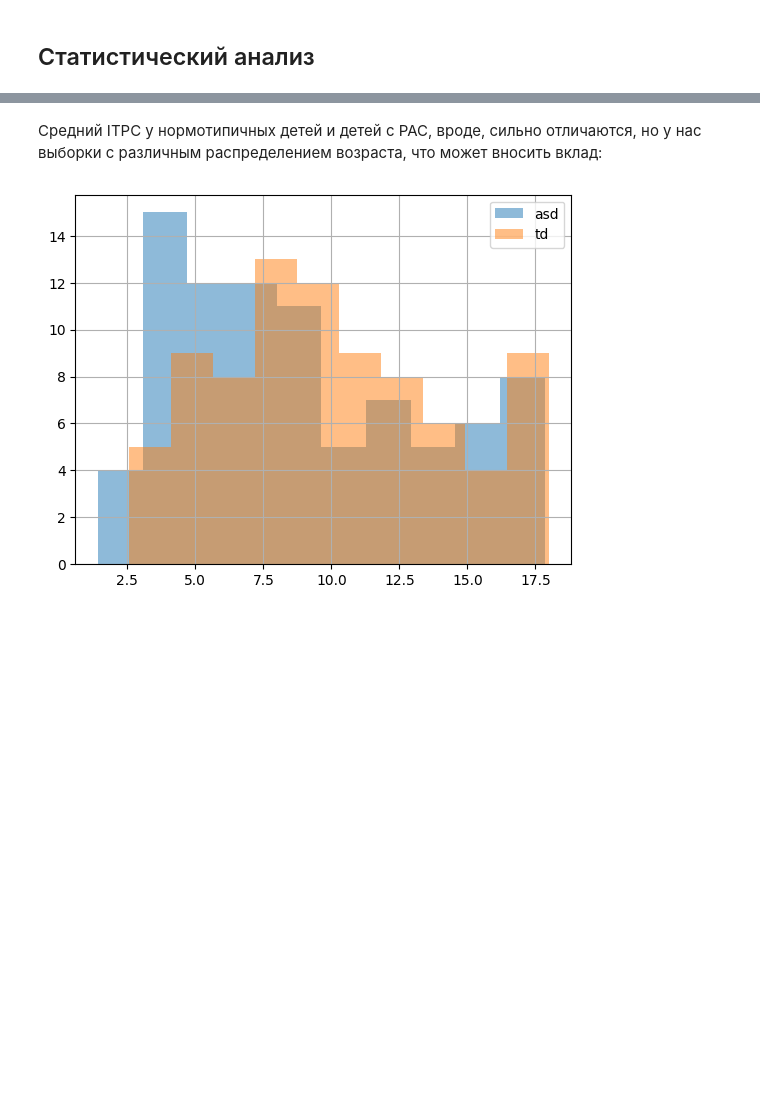
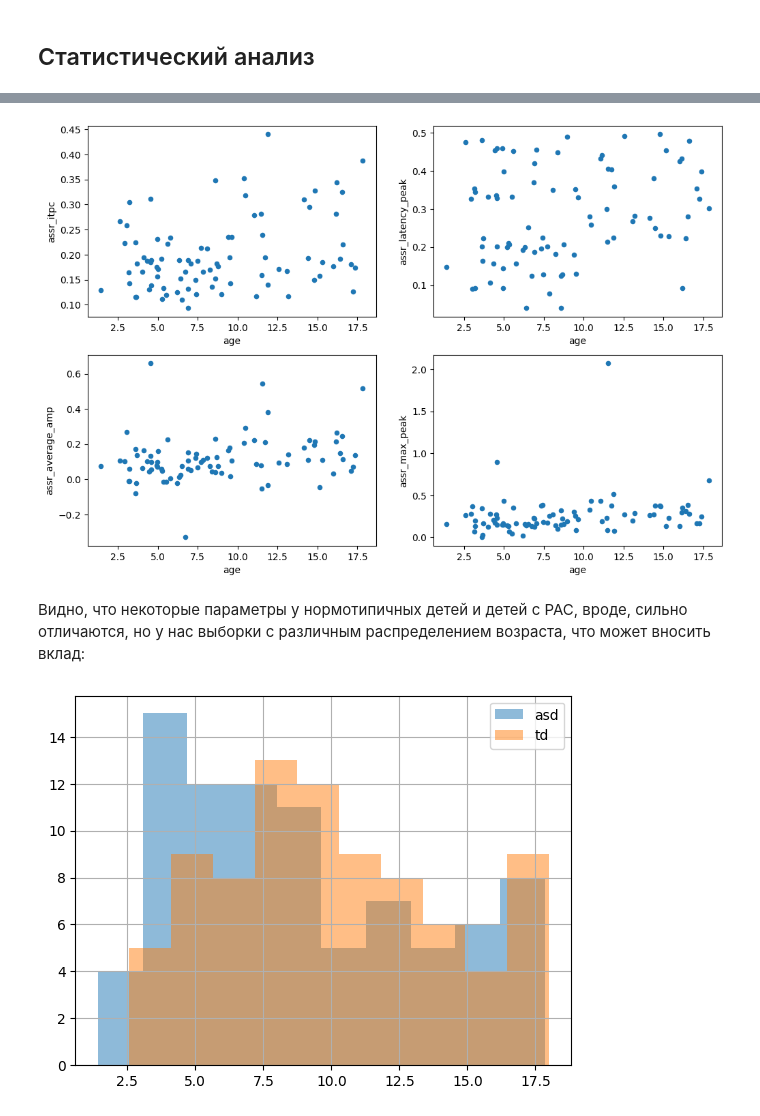
Before and after one commit to r1sephoenix/ihna_project, a Jupyter notebook: notebooks/assr.ipynb, the cells around one changed output, grey strips where cells are left out. Saved outputs shown, nothing was run; the diff lists cells and outputs as text; code cells hidden in the pictures; blank space fills up the shorter version.

```diff
--- a/notebooks/assr.ipynb
+++ b/notebooks/assr.ipynb
@@ -62,5 +48,14 @@ np.float64(0.25958255421686754)
+# %%
+# рас
+fig, ax = plt.subplots(2, 2, figsize=(12, 8))
+asd.plot(kind='scatter', x='age', y='assr_itpc', ax=ax[0, 0])
+asd.plot(kind='scatter', x='age', y='assr_latency_peak', ax=ax[0, 1])
+asd.plot(kind='scatter', x='age', y='assr_average_amp', ax=ax[1, 0])
+asd.plot(kind='scatter', x='age', y='assr_max_peak', ax=ax[1, 1]);
+# %% [output]
+[figure, added]
 # %% [markdown]
-Средний ITPC у нормотипичных детей и детей с РАС, вроде, сильно отличаются, но у нас выборки с различным распределением возраста, что может вносить вклад:
+Видно, что некоторые параметры у нормотипичных детей и детей с РАС, вроде, сильно отличаются, но у нас выборки с различным распределением возраста, что может вносить вклад:
 # %%
 asd['age'].hist(alpha=0.5, label='asd')
 td['age'].hist(alpha=0.5, label='td')
```
Also changed, not shown: parts of 173 cells of this notebook.
